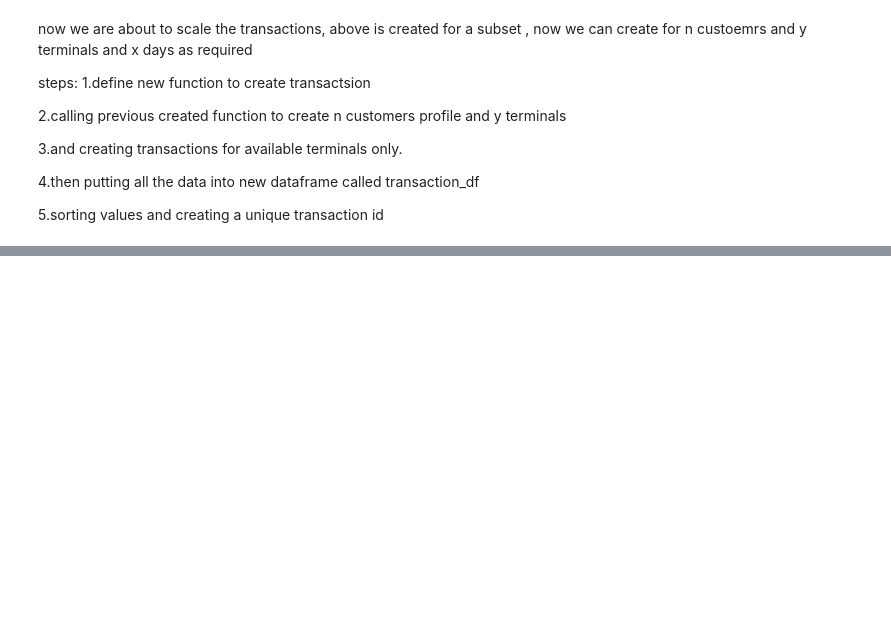
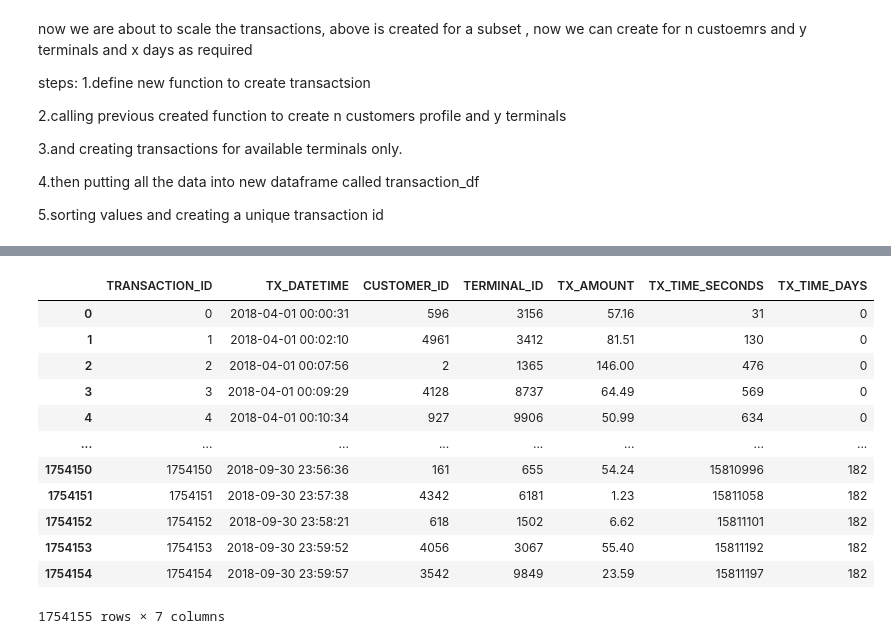
Before and after one commit to chandanravic/ML, a Jupyter notebook: credit_card_fraud_detection_google_collab.ipynb, the cells around one changed output, grey strips where cells are left out. Drawn from its saved outputs; the diff is of its cells as text; code cells hidden in the pictures; blank space fills up the shorter version.

```diff
--- a/credit_card_fraud_detection_google_collab.ipynb
+++ b/credit_card_fraud_detection_google_collab.ipynb
@@ -334,0 +338,16 @@ transactions_df.shape
+# %%
+transactions_df
+# %% [output]
+|  | TRANSACTION_ID | TX_DATETIME | CUSTOMER_ID | TERMINAL_ID | TX_AMOUNT | TX_TIME_SECONDS | TX_TIME_DAYS |
+| 0 | 0 | 2018-04-01 00:00:31 | 596 | 3156 | 57.16 | 31 | 0 |
+| 1 | 1 | 2018-04-01 00:02:10 | 4961 | 3412 | 81.51 | 130 | 0 |
+| 2 | 2 | 2018-04-01 00:07:56 | 2 | 1365 | 146.00 | 476 | 0 |
+| 3 | 3 | 2018-04-01 00:09:29 | 4128 | 8737 | 64.49 | 569 | 0 |
+| 4 | 4 | 2018-04-01 00:10:34 | 927 | 9906 | 50.99 | 634 | 0 |
+| ... | ... | ... | ... | ... | ... | ... | ... |
+| 1754150 | 1754150 | 2018-09-30 23:56:36 | 161 | 655 | 54.24 | 15810996 | 182 |
+| 1754151 | 1754151 | 2018-09-30 23:57:38 | 4342 | 6181 | 1.23 | 15811058 | 182 |
+| 1754152 | 1754152 | 2018-09-30 23:58:21 | 618 | 1502 | 6.62 | 15811101 | 182 |
+| 1754153 | 1754153 | 2018-09-30 23:59:52 | 4056 | 3067 | 55.40 | 15811192 | 182 |
+| 1754154 | 1754154 | 2018-09-30 23:59:57 | 3542 | 9849 | 23.59 | 15811197 | 182 |
+1754155 rows × 7 columns
```
Also changed, not shown: parts of 2 cells of this notebook.
